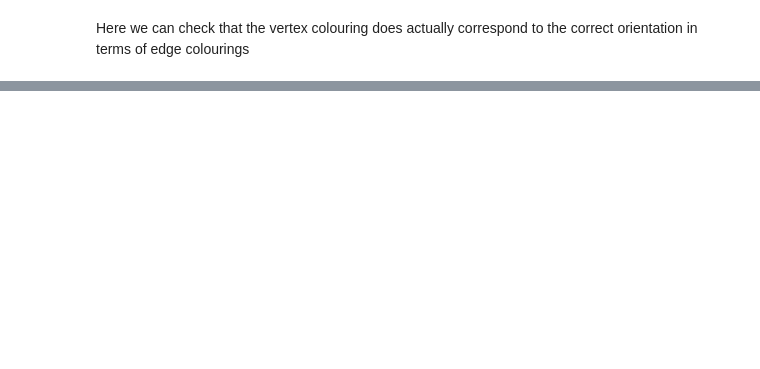
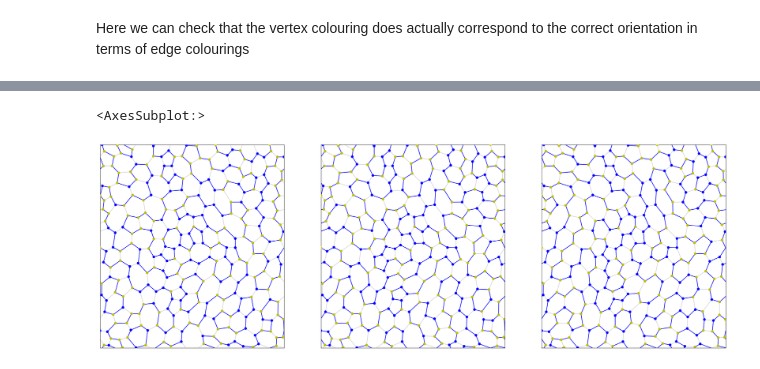
Before and after one commit to Imperial-CMTH/koala, a Jupyter notebook: examples/edge_vertex_colouring.ipynb, the cells around one changed output, grey strips where cells are left out. Drawn from its saved outputs; the diff is of its cells as text; code cells hidden in the pictures; blank space fills up the shorter version.

```diff
--- a/examples/edge_vertex_colouring.ipynb
+++ b/examples/edge_vertex_colouring.ipynb
@@ -103,30 +111,33 @@ axes2[0,0].set_title('original colouring')
 # %%
 fig3, axes3 = plt.subplots(1,3,figsize = (30,10))
 for ax in axes3.flatten():
     ax.axes.xaxis.set_visible(False)
     ax.axes.yaxis.set_visible(False)
 
-number = 5
+number = 0
 pl.plot_lattice(
 lattice,
 ax= axes3[0] ,
 edge_labels=edge_colourings[colouring_to_plot],
 edge_color_scheme=['lightgrey', 'b', 'b','lightgrey'],
 vertex_labels= vertex_diff[number],
 vertex_color_scheme=['b', 'y', 'w'])
 
 pl.plot_lattice(
 lattice,
 ax= axes3[1] ,
 edge_labels=edge_colourings[colouring_to_plot],
 edge_color_scheme=['b', 'lightgrey', 'b','lightgrey'],
 vertex_labels= vertex_diff[number],
 vertex_color_scheme=['b', 'y', 'w'])
 
 pl.plot_lattice(
 lattice,
 ax= axes3[2] ,
 edge_labels=edge_colourings[colouring_to_plot],
 edge_color_scheme=['b', 'b', 'lightgrey','lightgrey'],
 vertex_labels= vertex_diff[number],
 vertex_color_scheme=['b', 'y', 'w'])
+# %% [output]
+<AxesSubplot:>
+[figure, added]
```
Also changed, not shown: parts of 3 cells of this notebook, 3 other files.
